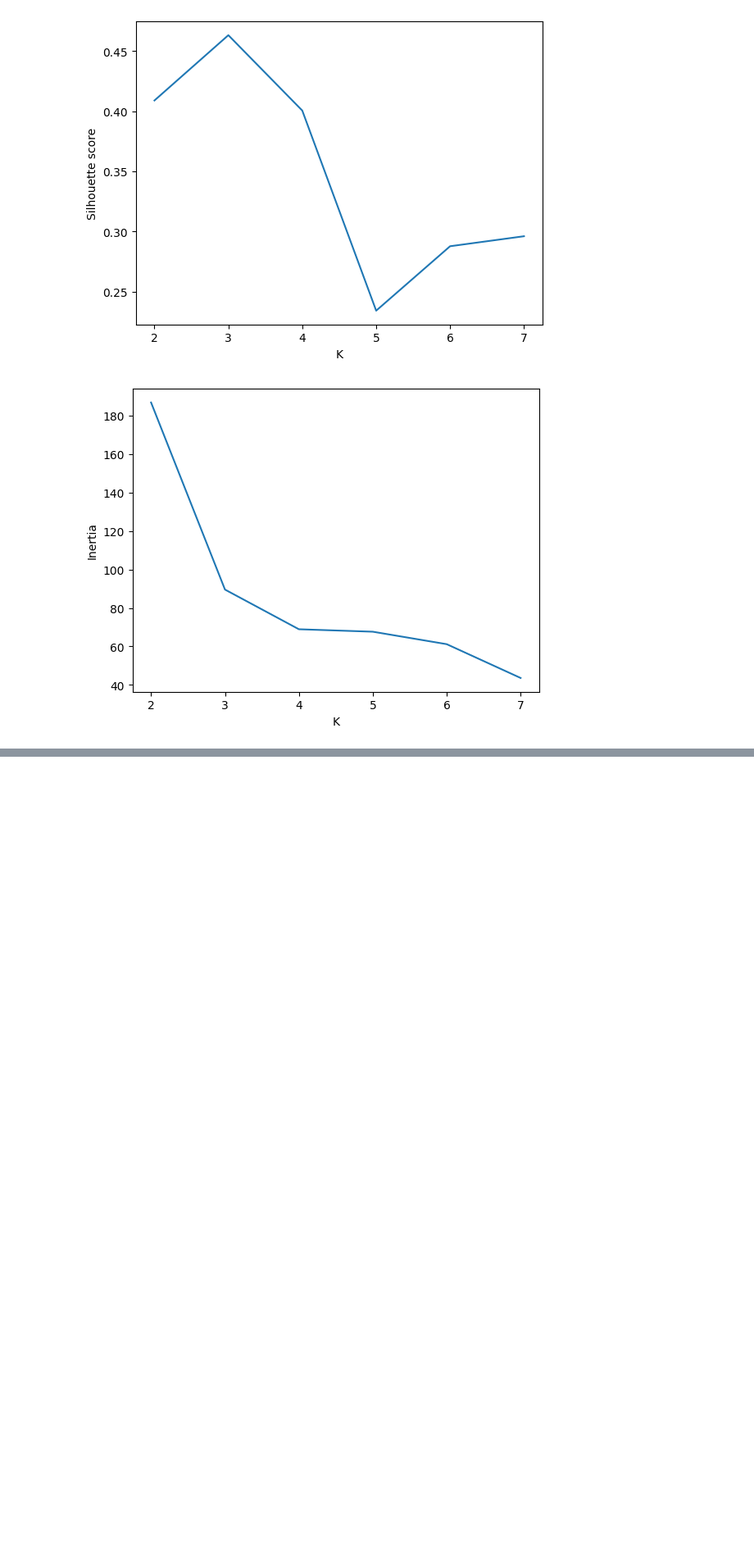
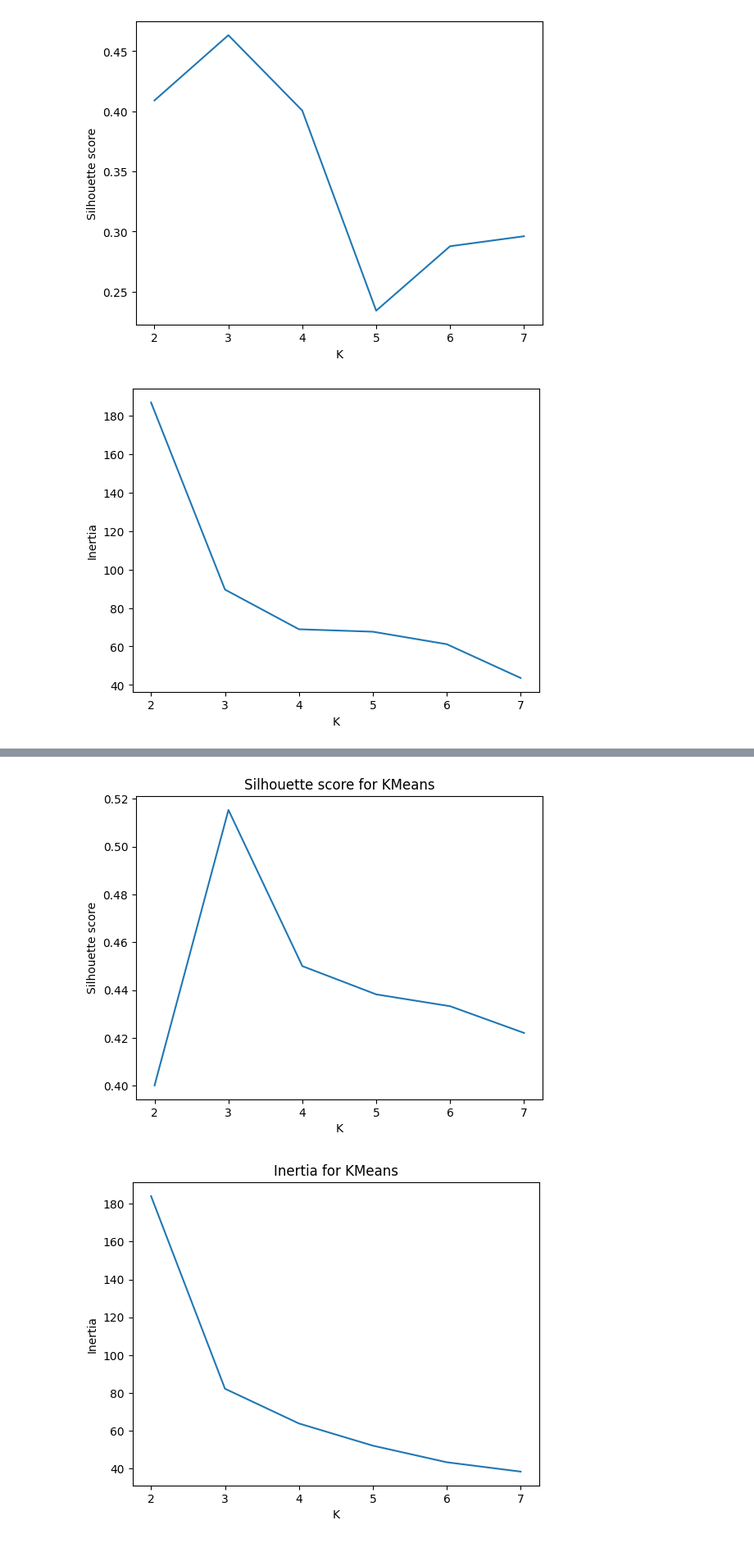
Before and after one commit to kussy29/machine_learning, a Jupyter notebook: lab02_clustering.ipynb, the cells around one changed output, grey strips where cells are left out. Shown at 82% size. Cells and saved outputs as stored; diff of their text form; code cells hidden in the pictures; blank space fills up the shorter version.

```diff
--- a/lab02_clustering.ipynb
+++ b/lab02_clustering.ipynb
@@ -1121,0 +1188,15 @@ plt.show()
+# %%
+plt.plot(Ks,sllhouetts)
+plt.xlabel('K')
+plt.ylabel('Silhouette score')
+plt.title('Silhouette score for KMeans')
+plt.show()
+
+plt.plot(Ks,inertias)
+plt.xlabel('K')
+plt.ylabel('Inertia')
+plt.title('Inertia for KMeans')
+plt.show()
+# %% [output]
+[figure, added]
+[figure, added]
```
Also changed, not shown: parts of 8 cells of this notebook.
